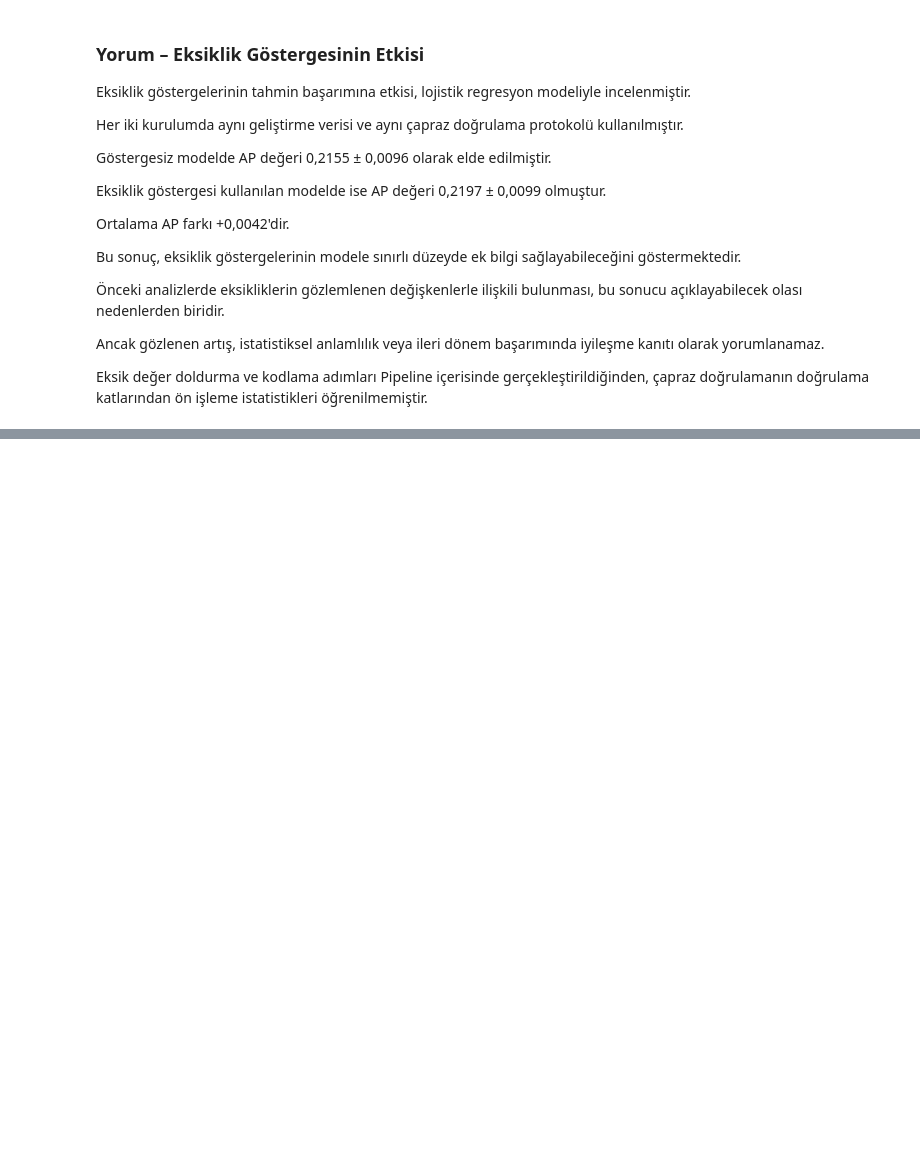
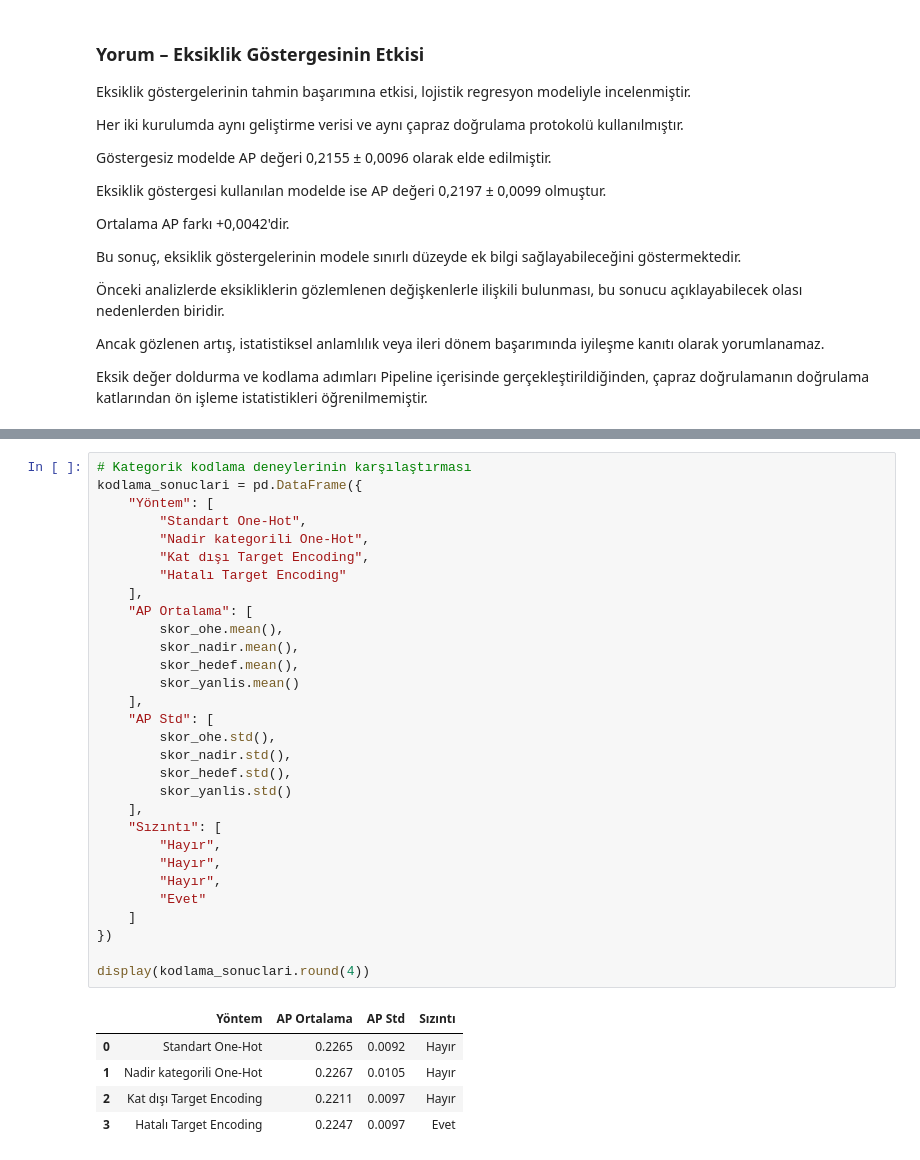
Before and after one commit to KeremATLIHAN/Veri_Bilimleri_Vize, a Jupyter notebook: proje1/BIL545_Proje1_Banka_Guncel.ipynb, the cells around one changed output, grey strips where cells are left out. Cells and saved outputs as stored; diff of their text form; blank space fills up the shorter version.

```diff
--- a/proje1/BIL545_Proje1_Banka_Guncel.ipynb
+++ b/proje1/BIL545_Proje1_Banka_Guncel.ipynb
@@ -1155,0 +1604,36 @@ Pipeline içerisinde gerçekleştirildiğinden,
+# %%
+# Kategorik kodlama deneylerinin karşılaştırması
+kodlama_sonuclari = pd.DataFrame({
+    "Yöntem": [
+        "Standart One-Hot",
+        "Nadir kategorili One-Hot",
+        "Kat dışı Target Encoding",
+        "Hatalı Target Encoding"
+    ],
+    "AP Ortalama": [
+        skor_ohe.mean(),
+        skor_nadir.mean(),
+        skor_hedef.mean(),
+        skor_yanlis.mean()
+    ],
+    "AP Std": [
+        skor_ohe.std(),
+        skor_nadir.std(),
+        skor_hedef.std(),
+        skor_yanlis.std()
+    ],
+    "Sızıntı": [
+        "Hayır",
+        "Hayır",
+        "Hayır",
+        "Evet"
+    ]
+})
+
+display(kodlama_sonuclari.round(4))
+# %% [output]
+|  | Yöntem | AP Ortalama | AP Std | Sızıntı |
+| 0 | Standart One-Hot | 0.2265 | 0.0092 | Hayır |
+| 1 | Nadir kategorili One-Hot | 0.2267 | 0.0105 | Hayır |
+| 2 | Kat dışı Target Encoding | 0.2211 | 0.0097 | Hayır |
+| 3 | Hatalı Target Encoding | 0.2247 | 0.0097 | Evet |
```
Also changed, not shown: parts of 13 cells of this notebook.
